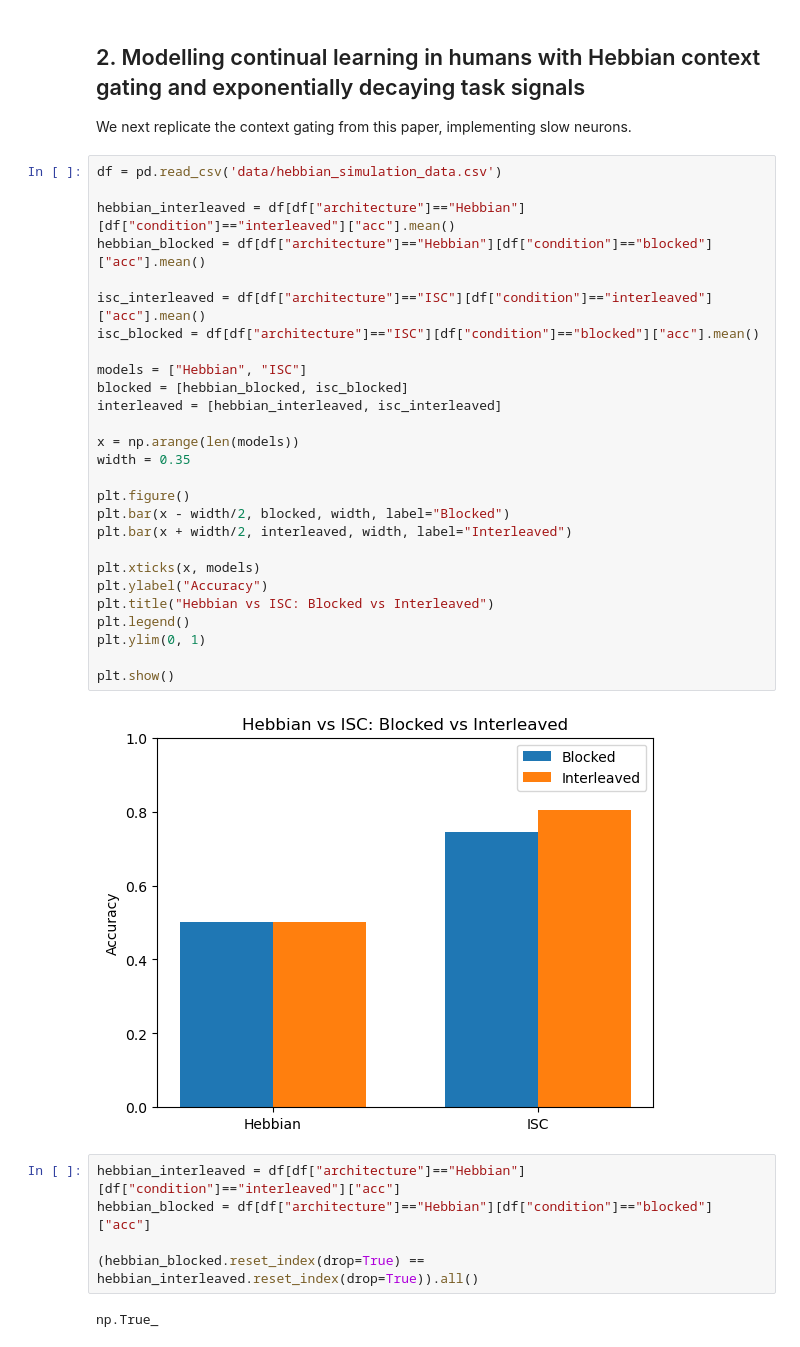
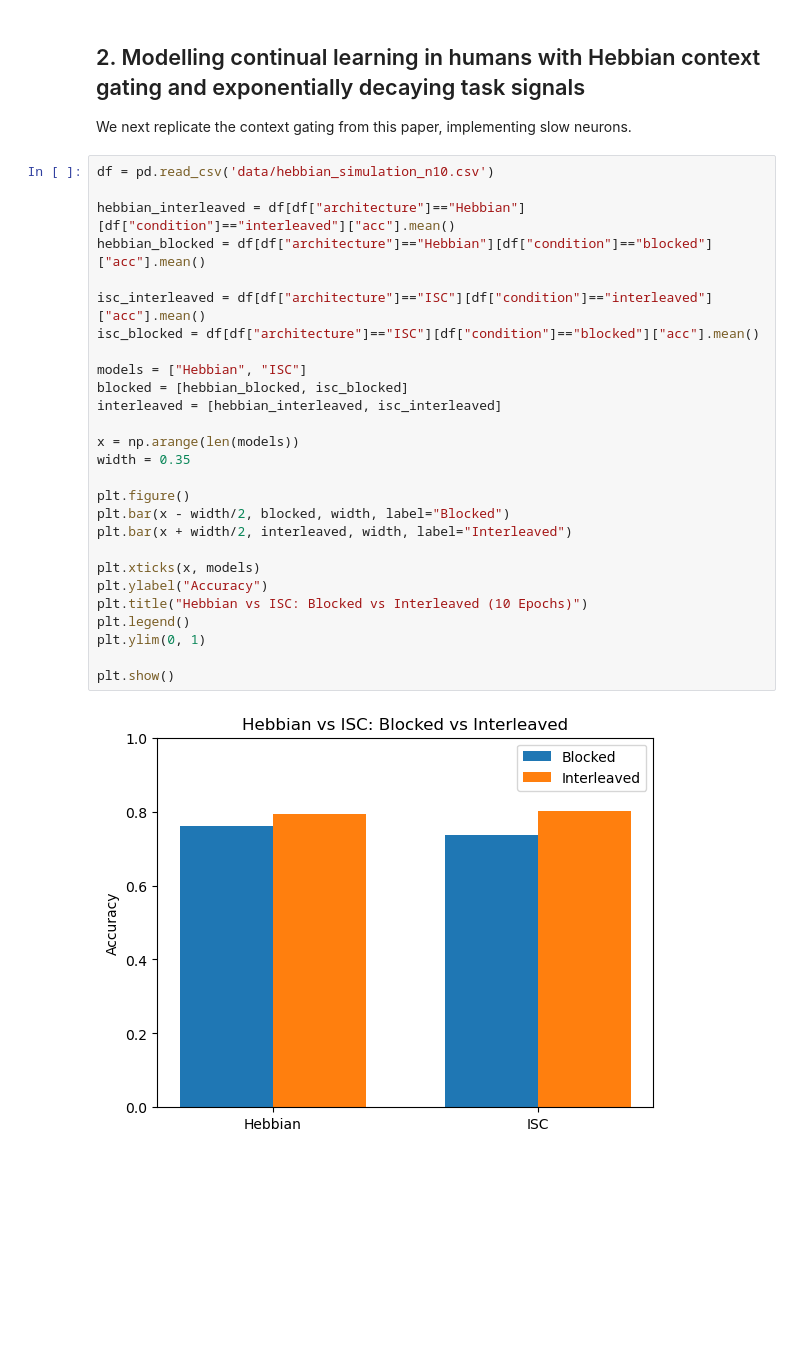
Before and after one commit to CalculatorAddict/ISC-ablations, a Jupyter notebook: new_directions.ipynb, the cells around one changed output. Saved outputs shown, nothing was run; the diff lists cells and outputs as text; blank space fills up the shorter version.

```diff
--- a/new_directions.ipynb
+++ b/new_directions.ipynb
@@ -120,39 +120,32 @@ plt.show()
 ## 2. Modelling continual learning in humans with Hebbian context gating and exponentially decaying task signals
 
 We next replicate the context gating from this paper, implementing slow neurons.
-# %%
-df = pd.read_csv('data/hebbian_simulation_data.csv')
-
-hebbian_interleaved = df[df["architecture"]=="Hebbian"][df["condition"]=="interleaved"]["acc"].mean()
-hebbian_blocked = df[df["architecture"]=="Hebbian"][df["condition"]=="blocked"]["acc"].mean()
-
-isc_interleaved = df[df["architecture"]=="ISC"][df["condition"]=="interleaved"]["acc"].mean()
-isc_blocked = df[df["architecture"]=="ISC"][df["condition"]=="blocked"]["acc"].mean()
-
-models = ["Hebbian", "ISC"]
-blocked = [hebbian_blocked, isc_blocked]
-interleaved = [hebbian_interleaved, isc_interleaved]
-
-x = np.arange(len(models))
-width = 0.35
-
-plt.figure()
-plt.bar(x - width/2, blocked, width, label="Blocked")
-plt.bar(x + width/2, interleaved, width, label="Interleaved")
-
-plt.xticks(x, models)
-plt.ylabel("Accuracy")
-plt.title("Hebbian vs ISC: Blocked vs Interleaved")
-plt.legend()
-plt.ylim(0, 1)
-
-plt.show()
-# %% [output]
-[figure, removed]
-# %%
-hebbian_interleaved = df[df["architecture"]=="Hebbian"][df["condition"]=="interleaved"]["acc"]
-hebbian_blocked = df[df["architecture"]=="Hebbian"][df["condition"]=="blocked"]["acc"]
-
-(hebbian_blocked.reset_index(drop=True) == hebbian_interleaved.reset_index(drop=True)).all()
-# %% [output]
-np.True_
+# %%
+df = pd.read_csv('data/hebbian_simulation_n10.csv')
+
+hebbian_interleaved = df[df["architecture"]=="Hebbian"][df["condition"]=="interleaved"]["acc"].mean()
+hebbian_blocked = df[df["architecture"]=="Hebbian"][df["condition"]=="blocked"]["acc"].mean()
+
+isc_interleaved = df[df["architecture"]=="ISC"][df["condition"]=="interleaved"]["acc"].mean()
+isc_blocked = df[df["architecture"]=="ISC"][df["condition"]=="blocked"]["acc"].mean()
+
+models = ["Hebbian", "ISC"]
+blocked = [hebbian_blocked, isc_blocked]
+interleaved = [hebbian_interleaved, isc_interleaved]
+
+x = np.arange(len(models))
+width = 0.35
+
+plt.figure()
+plt.bar(x - width/2, blocked, width, label="Blocked")
+plt.bar(x + width/2, interleaved, width, label="Interleaved")
+
+plt.xticks(x, models)
+plt.ylabel("Accuracy")
+plt.title("Hebbian vs ISC: Blocked vs Interleaved (10 Epochs)")
+plt.legend()
+plt.ylim(0, 1)
+
+plt.show()
+# %% [output]
+[figure, added]
```
Also changed, not shown: parts of 1 cell of this notebook, 4 other files.
